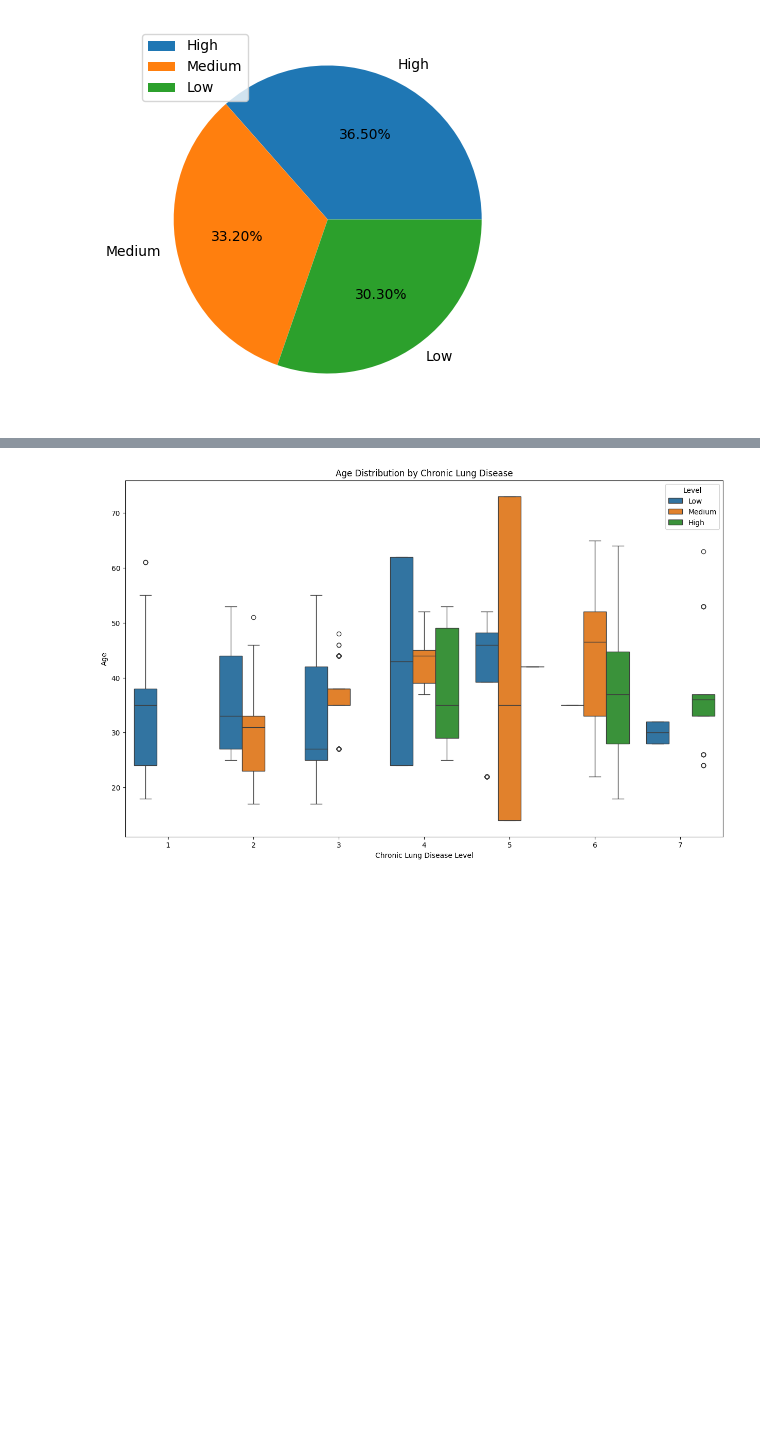
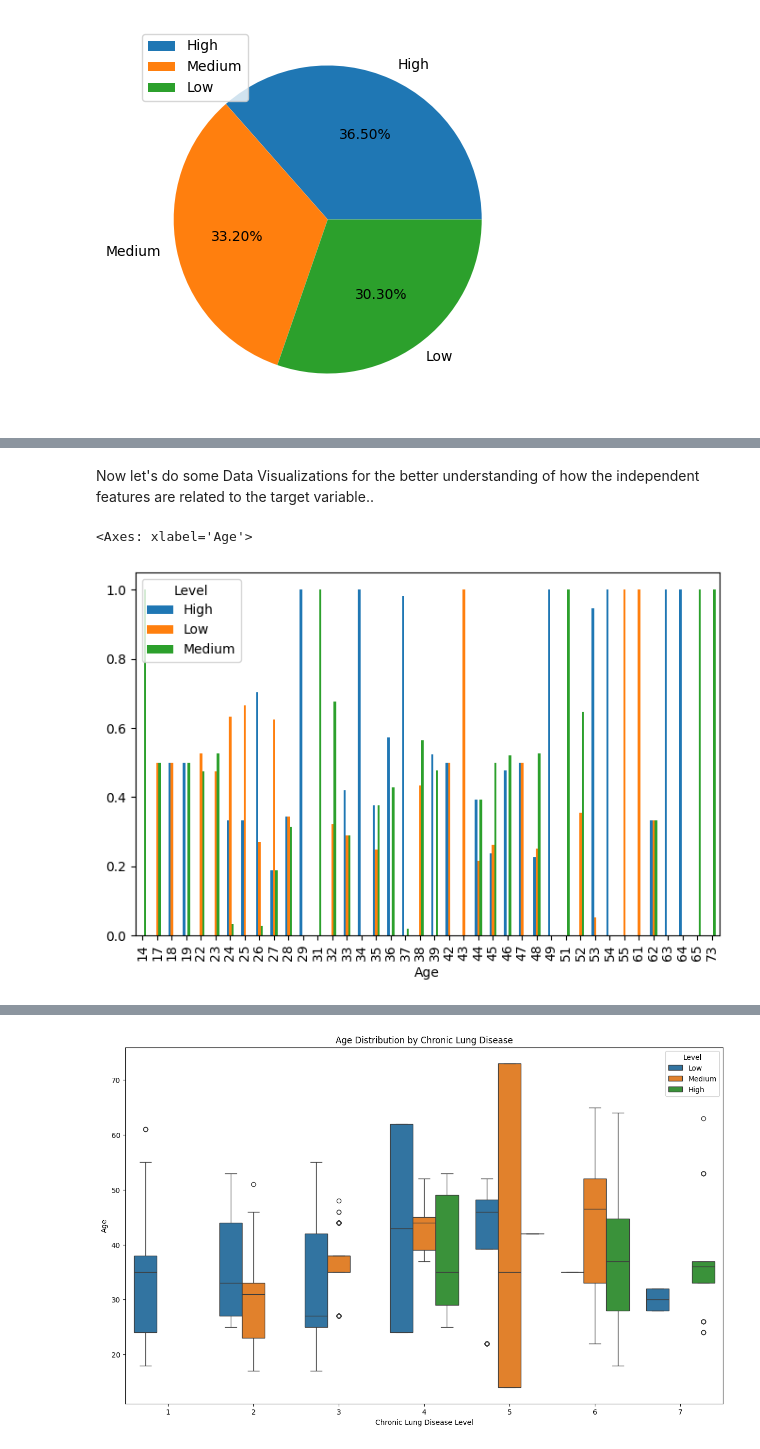
Before and after one commit to kellykabura/project-lungcancer, a Jupyter notebook: lungcancer.ipynb, the cells around one changed output, grey strips where cells are left out. Cells and saved outputs as stored; diff of their text form; code cells hidden in the pictures; blank space fills up the shorter version.

```diff
--- a/lungcancer.ipynb
+++ b/lungcancer.ipynb
@@ -114,0 +104,11 @@ plt.show()
+# %% [markdown]
+Now let's do some Data Visualizations for the better understanding of how the independent features are related to the target variable..
+# %%
+# function for plotting
+def plot(col, new_data= new_data):
+    return new_data.groupby(col)['Level'].value_counts(normalize=True).unstack().plot(kind='bar', figsize=(8,5))
+# %%
+plot('Age')
+# %% [output]
+<Axes: xlabel='Age'>
+[figure, added]
```
Also changed, not shown: parts of 14 cells of this notebook.
